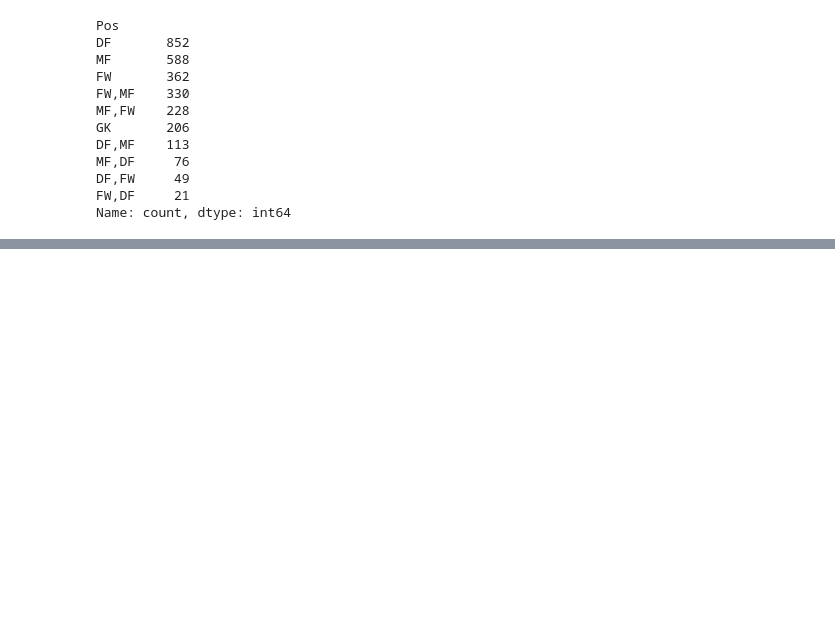
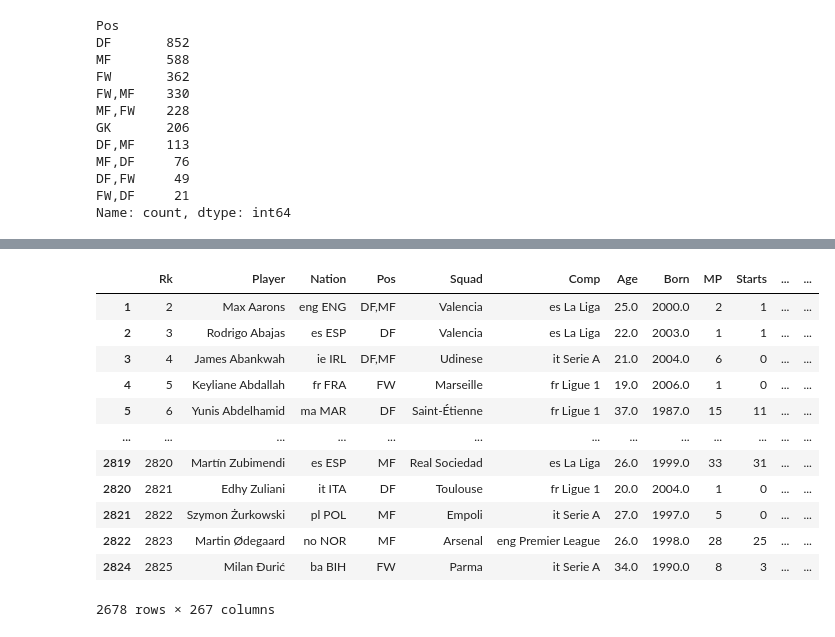
Before and after one commit to JimAcosta/Analisis-datos, a Jupyter notebook: src/01_exploracion_inicial.ipynb, the cells around one changed output, grey strips where cells are left out. Saved outputs shown, nothing was run; the diff lists cells and outputs as text; code cells hidden in the pictures; blank space fills up the shorter version.

```diff
--- a/src/01_exploracion_inicial.ipynb
+++ b/src/01_exploracion_inicial.ipynb
@@ -59,0 +104,19 @@ print(df['Nation'].nunique())
+# %%
+#Eliminar Duplicados
+
+df_sin_duplicados = df.drop_duplicates(subset=['Player','Born', 'Nation'], keep='last')
+df_sin_duplicados
+# %% [output]
+|  | Rk | Player | Nation | Pos | Squad | Comp | Age | Born | MP | Starts | ... | ... |
+| 1 | 2 | Max Aarons | eng ENG | DF,MF | Valencia | es La Liga | 25.0 | 2000.0 | 2 | 1 | ... | ... |
+| 2 | 3 | Rodrigo Abajas | es ESP | DF | Valencia | es La Liga | 22.0 | 2003.0 | 1 | 1 | ... | ... |
+| 3 | 4 | James Abankwah | ie IRL | DF,MF | Udinese | it Serie A | 21.0 | 2004.0 | 6 | 0 | ... | ... |
+| 4 | 5 | Keyliane Abdallah | fr FRA | FW | Marseille | fr Ligue 1 | 19.0 | 2006.0 | 1 | 0 | ... | ... |
+| 5 | 6 | Yunis Abdelhamid | ma MAR | DF | Saint-Étienne | fr Ligue 1 | 37.0 | 1987.0 | 15 | 11 | ... | ... |
+| ... | ... | ... | ... | ... | ... | ... | ... | ... | ... | ... | ... | ... |
+| 2819 | 2820 | Martín Zubimendi | es ESP | MF | Real Sociedad | es La Liga | 26.0 | 1999.0 | 33 | 31 | ... | ... |
+| 2820 | 2821 | Edhy Zuliani | it ITA | DF | Toulouse | fr Ligue 1 | 20.0 | 2004.0 | 1 | 0 | ... | ... |
+| 2821 | 2822 | Szymon Żurkowski | pl POL | MF | Empoli | it Serie A | 27.0 | 1997.0 | 5 | 0 | ... | ... |
+| 2822 | 2823 | Martin Ødegaard | no NOR | MF | Arsenal | eng Premier League | 26.0 | 1998.0 | 28 | 25 | ... | ... |
+| 2824 | 2825 | Milan Đurić | ba BIH | FW | Parma | it Serie A | 34.0 | 1990.0 | 8 | 3 | ... | ... |
+2678 rows × 267 columns
```
Also changed, not shown: parts of 11 cells of this notebook, 6 other files.
